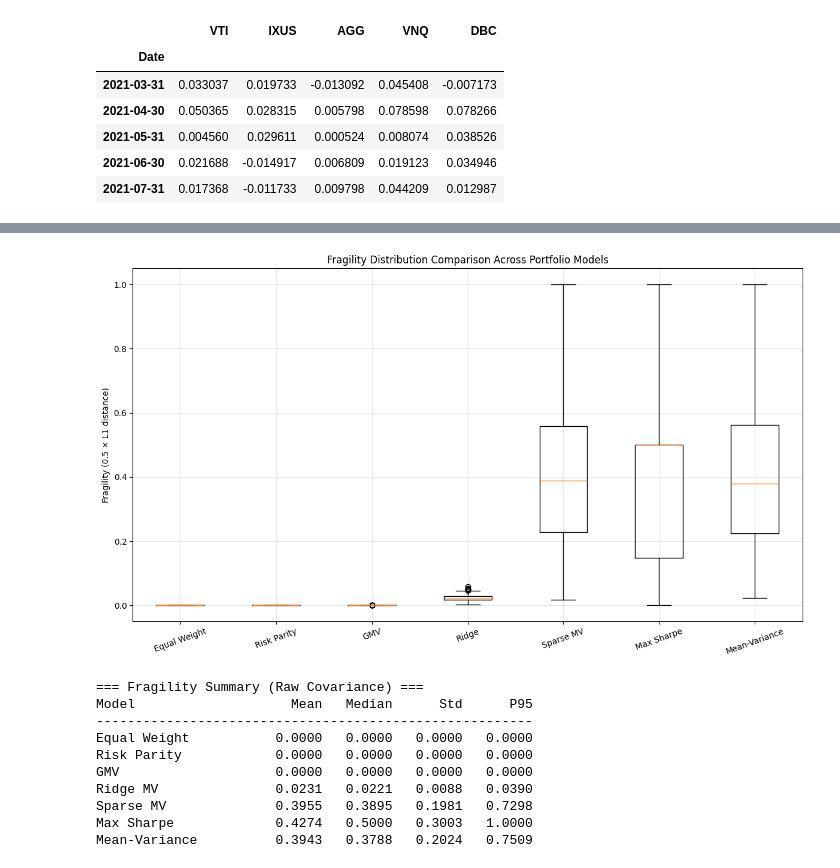
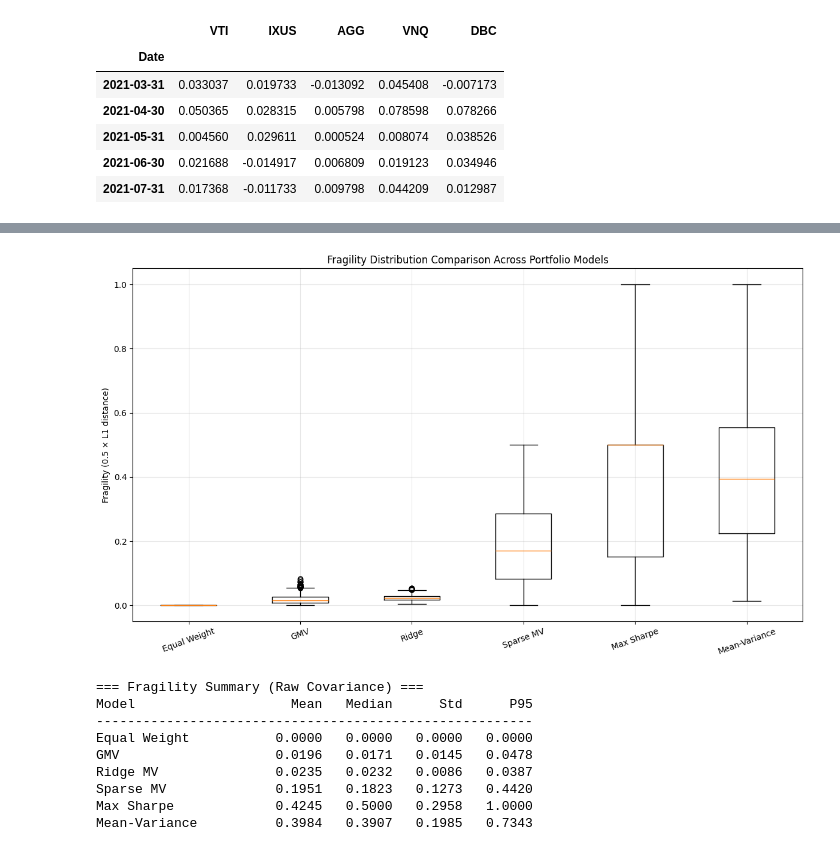
Before and after one commit to robicheau/mathcapstone, a Jupyter notebook: ETF_Portfolio_Optimization_GMV,SPARSE,RIDGE edits.ipynb, the cells around one changed output, grey strips where cells are left out. Cells and saved outputs as stored; diff of their text form; code cells hidden in the pictures.

```diff
--- a/ETF_Portfolio_Optimization_GMV,SPARSE,RIDGE edits.ipynb
+++ b/ETF_Portfolio_Optimization_GMV,SPARSE,RIDGE edits.ipynb
@@ -517,38 +524,6 @@ def perturb_Sigma_wishart(Sigma, T):
     scale = Sigma / df
     Sigma_perturbed = wishart.rvs(df=df, scale=scale)
     return Sigma_perturbed
-# %%
-from scipy.optimize import minimize
-
-def risk_parity(Sigma):
-    n = Sigma.shape[0]
-
-    def risk_contributions(w):
-        port_var = w @ Sigma @ w
-        marginal_contrib = Sigma @ w
-        risk_contrib = w * marginal_contrib / np.sqrt(port_var)
-        return risk_contrib
-
-    def objective(w):
-        rc = risk_contributions(w)
-        target = np.sqrt(w @ Sigma @ w) / n
-        return np.sum((rc - target) ** 2)
-
-    w0 = np.ones(n) / n
-    bounds = [(0.0, 1.0)] * n
-    constraints = {'type': 'eq', 'fun': lambda w: np.sum(w) - 1.0}
-
-    result = minimize(objective, w0, method='SLSQP',
-                      bounds=bounds, constraints=constraints)
-    return result.x
-
-w0_rp = risk_parity(Sigma)
-
-frag_rp = np.empty(N)
-for k in range(N):
-    Sigma_p = perturb_Sigma_wishart(Sigma, T)
-    w_p = risk_parity(Sigma_p)
-    frag_rp[k] = fragility_L1(w0_rp, w_p,G=2.0)
 # %%
 w0_gmv = gmv_cvxpy(Sigma)
 
@@ -557,7 +532,7 @@ frag_gmv = np.empty(N)
 for k in range(N):
     Sigma_p = perturb_Sigma_wishart(Sigma, T)
     w_p = gmv_cvxpy(Sigma_p)
-    frag_gmv[k] = fragility_L1(w0=w0_gmv, w1=w_p, G=2.0)
+    frag_gmv[k] = fragility_L1(w0_gmv, w_p)
 # %%
 def max_sharpe_like_cvxpy(mu, Sigma, lam=1.0, solver=cp.SCS):
     """
@@ -579,6 +554,8 @@ def max_sharpe_like_cvxpy(mu, Sigma, lam=1.0, solver=cp.SCS):
 
     prob = cp.Problem(objective, constraints)
     prob.solve(solver=solver)
+    return clean_weights(np.asarray(w.value).flatten())
+
 
     return np.asarray(w.value).flatten()
 # %%
@@ -600,28 +577,27 @@ for k in range(N):
     mu_p = perturb_mu_SE(mu, SE)
     Sigma_p = perturb_Sigma_wishart(Sigma, T)
     w_p = sparse_mv_cvxpy(mu_p, Sigma_p, lam=5.0, tau=0.1)
-    frag_sparse[k] = fragility_L1(w0_sparse, w_p,G=2.0)
+    frag_sparse[k] = fragility_L1(w0_sparse, w_p)
 # %%
 import matplotlib.pyplot as plt
 
-data = [frag_ew, frag_rp, frag_gmv, frag_ridge, frag_sparse, frag_sharpe, frag_mv]
-labels = ['Equal Weight', 'Risk Parity', 'GMV', 'Ridge', 'Sparse MV', 'Max Sharpe', 'Mean-Variance']
+data = [frag_ew, frag_gmv, frag_ridge, frag_sparse, frag_sharpe, frag_mv]
+labels = ['Equal Weight', 'GMV', 'Ridge', 'Sparse MV', 'Max Sharpe', 'Mean-Variance']
 
 fig, ax = plt.subplots(figsize=(12, 7))
 ax.boxplot(data, labels=labels)
 ax.set_ylabel('Fragility (0.5 × L1 distance)')
 ax.set_title('Fragility Distribution Comparison Across Portfolio Models')
 ax.grid(alpha=0.3)
 plt.xticks(rotation=20)
 plt.tight_layout()
 plt.show()
 # %% [output]
-[figure, old version]
+[figure, new version]
 # %%
 # Summary statistics for all models (raw covariance)
 models_raw = [
     ('Equal Weight',   frag_ew),
-    ('Risk Parity',    frag_rp),
     ('GMV',            frag_gmv),
     ('Ridge MV',       frag_ridge),
     ('Sparse MV',      frag_sparse),
@@ -640,12 +616,11 @@ for name, frag in models_raw:
 Model                    Mean   Median      Std      P95
 --------------------------------------------------------
 Equal Weight           0.0000   0.0000   0.0000   0.0000
-Risk Parity            0.0000   0.0000   0.0000   0.0000
-GMV                    0.0000   0.0000   0.0000   0.0000
-Ridge MV               0.0231   0.0221   0.0088   0.0390
-Sparse MV              0.3955   0.3895   0.1981   0.7298
-Max Sharpe             0.4274   0.5000   0.3003   1.0000
-Mean-Variance          0.3943   0.3788   0.2024   0.7509
+GMV                    0.0196   0.0171   0.0145   0.0478
+Ridge MV               0.0235   0.0232   0.0086   0.0387
+Sparse MV              0.1951   0.1823   0.1273   0.4420
+Max Sharpe             0.4245   0.5000   0.2958   1.0000
+Mean-Variance          0.3984   0.3907   0.1985   0.7343
 # %%
 from sklearn.covariance import LedoitWolf
 
```
Also changed, not shown: parts of 6 cells of this notebook.
